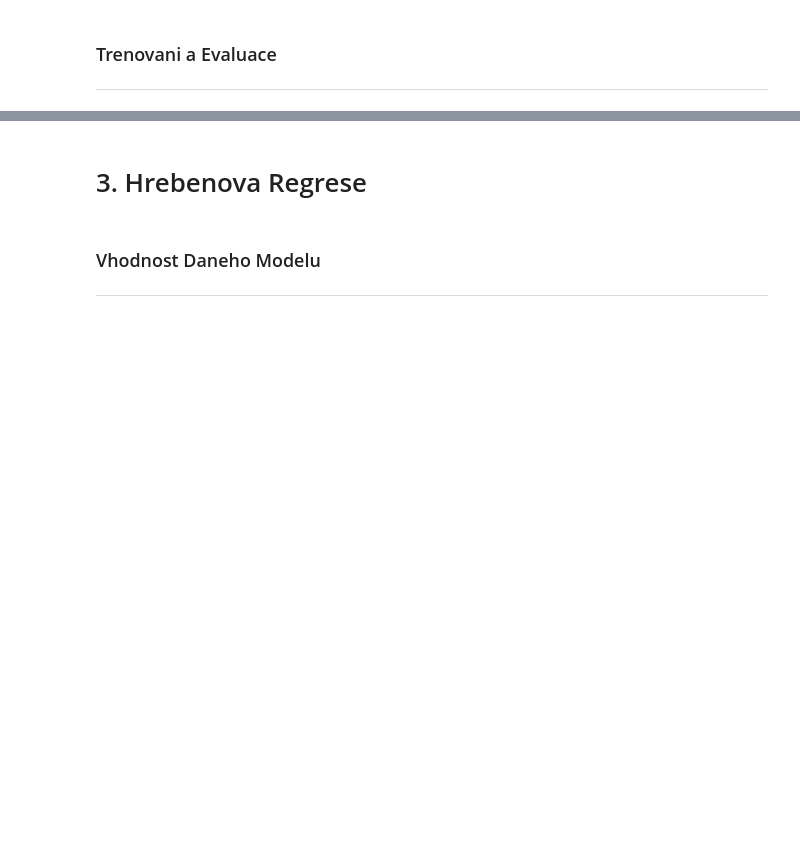
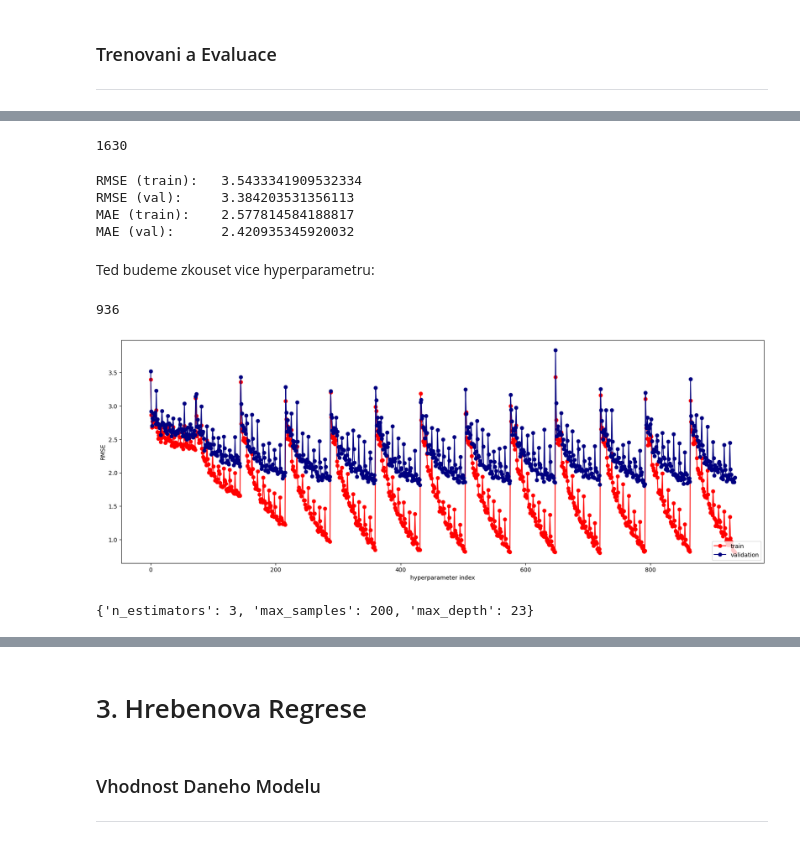
Before and after one commit to nickobard/Machine-Learning-I, a Jupyter notebook: 02/homework_02.ipynb, the cells around one changed output, grey strips where cells are left out. Cells and saved outputs as stored; diff of their text form; code cells hidden in the pictures; blank space fills up the shorter version.

Commit message:
Finish random forests

```diff
--- a/02/homework_02.ipynb
+++ b/02/homework_02.ipynb
@@ -470,0 +535,66 @@ Jediny problem, ktery muzeme uvidet je nominalni priznak (Country), ktery muze m
+# %%
+train_samples_len = len(Xtrain)
+train_samples_len
+# %% [output]
+1630
+# %%
+clf_forest = CustomRandomForest(4, max_samples=100, max_depth=5)
+clf_forest.fit(X=Xtrain, y=ytrain)
+ytrain_pred = clf_forest.predict(Xtrain)
+yval_pred = clf_forest.predict(Xval)
+
+train_rmse_forest = metrics.mean_squared_error(ytrain, ytrain_pred, squared=False)
+valid_rmse_forest = metrics.mean_squared_error(yval, yval_pred, squared=False)
+
+train_mae_forest = metrics.mean_absolute_error(
+    ytrain,
+    ytrain_pred,
+)
+valid_mae_forest = metrics.mean_absolute_error(yval, yval_pred)
+
+print(f"RMSE (train): \t{train_rmse_forest}")
+print(f"RMSE (val): \t{valid_rmse_forest}")
+print(f"MAE (train): \t{train_mae_forest}")
+print(f"MAE (val): \t{valid_mae_forest}")
+# %% [output]
+RMSE (train):   3.5433341909532334
+RMSE (val):     3.384203531356113
+MAE (train):    2.577814584188817
+MAE (val):      2.420935345920032
+# %% [markdown]
+Ted budeme zkouset vice hyperparametru:
+# %%
+param_grid = {
+    "max_depth": range(5, 30, 2),
+    "max_samples": range(200, train_samples_len, 200),
+    "n_estimators": range(3, 30, 3),
+}
+param_comb = ParameterGrid(param_grid=param_grid)
+len(param_comb)
+# %% [output]
+936
+# %%
+train_rmse = []
+val_rmse = []
+for params in param_comb:
+    clf_forest = CustomRandomForest(**params)
+    clf_forest.fit(X=Xtrain, y=ytrain)
+    ytrain_pred = clf_forest.predict(Xtrain)
+    yval_pred = clf_forest.predict(Xval)
+    train_rmse.append(metrics.mean_squared_error(ytrain, ytrain_pred, squared=False))
+    val_rmse.append(metrics.mean_squared_error(yval, yval_pred, squared=False))
+# %%
+fig, ax = plt.subplots(figsize=(20,7))
+ax.plot(train_rmse, 'o-', label='train', color='red')
+ax.plot(val_rmse, 'o-', label='validation', color='navy')
+ax.set_xlabel('hyperparameter index')
+ax.set_ylabel('RMSE')
+ax.legend(loc="lower right")
+fig.show()
+# %% [output]
+[figure, added]
+# %%
+best_params = param_comb[np.argmax(val_rmse)]
+best_params
+# %% [output]
+{'n_estimators': 3, 'max_samples': 200, 'max_depth': 23}
```
Also changed, not shown: parts of 15 cells of this notebook, 1 other file.
